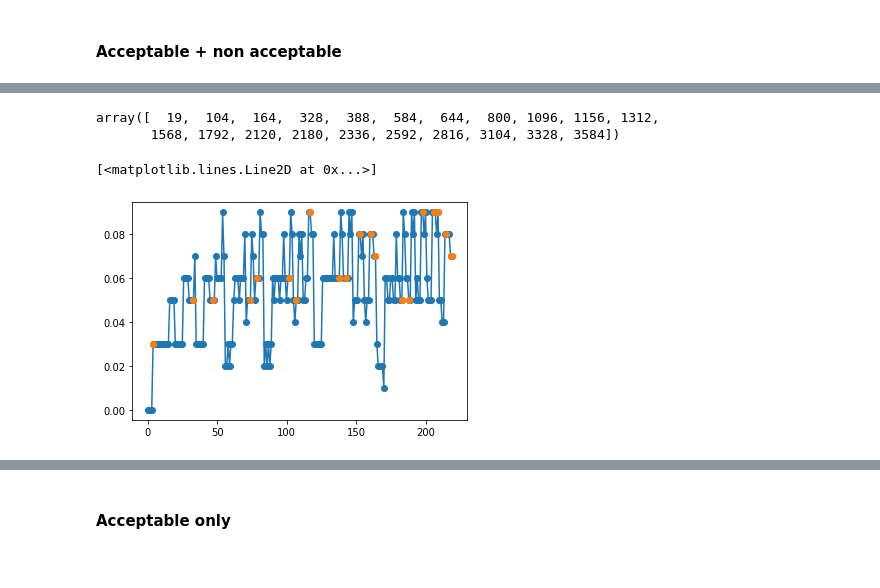
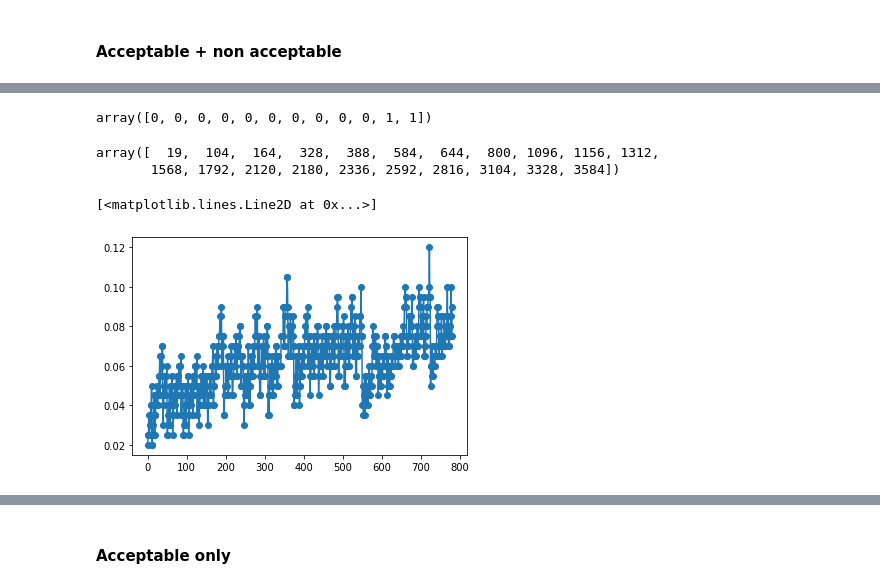
Before and after one commit to cmc-ucl/rydberg_atoms, a Jupyter notebook: materials_science.ipynb, the cells around one changed output, grey strips where cells are left out. Drawn from its saved outputs; the diff is of its cells as text; code cells hidden in the pictures.

```diff
--- a/materials_science.ipynb
+++ b/materials_science.ipynb
@@ -739,6 +1091,13 @@ plt.plot(np.arange(len(pi)),pi)
+# %%
+four_vac_index = np.where(np.sum(configurations,axis=1)==4)[0]
 # %%
 three_vac_index = np.where(np.sum(configurations,axis=1)==3)[0]
+# %%
+two_vac_index = np.where(np.sum(configurations,axis=1)==2)[0]
+# %%
+two_three_vac_index = np.sort(np.append(two_vac_index,three_vac_index))
+two_three_four_vac_index = np.sort(np.append(two_three_vac_index,four_vac_index))
 # %%
-energies = 0.01*np.array(all_energy)[three_vac_index]
+energies = 0.01*np.array(all_energy)[two_three_four_vac_index]
 multiplicity = np.ones(len(energies))
 Z,pi = get_partition_function(energies, multiplicity, T=298.15, return_pi=True, N_N=0, N_potential=0.)
@@ -772,3 +1124,7 @@ array([0, 0, 0, 0, 0, 0, 0, 0, 0, 1, 1, 1])
+# %%
+configurations[two_three_four_vac_index][0]
+# %% [output]
+array([0, 0, 0, 0, 0, 0, 0, 0, 0, 0, 1, 1])
 # %%
 three_vac_index_2 = np.where(np.sum(configurations[acceptable_index],axis=1)==3)[0]
 # %%
@@ -780,7 +1136,7 @@ array([  19,  104,  164,  328,  388,  584,  644,  800, 1096, 1156, 1312,
 indeces = np.where(np.isin(three_vac_index, acceptable_index))[0]
 # %%
 plt.plot(np.arange(len(energies)),energies,'-o')
-plt.plot(np.arange(len(energies))[indeces],energies[indeces],'o')
+#plt.plot(np.arange(len(energies))[indeces],energies[indeces],'o')
 # %% [output]
 [<matplotlib.lines.Line2D at 0x...>]
-[figure, old version]
+[figure, new version]
```
Also changed, not shown: parts of 54 cells of this notebook.
